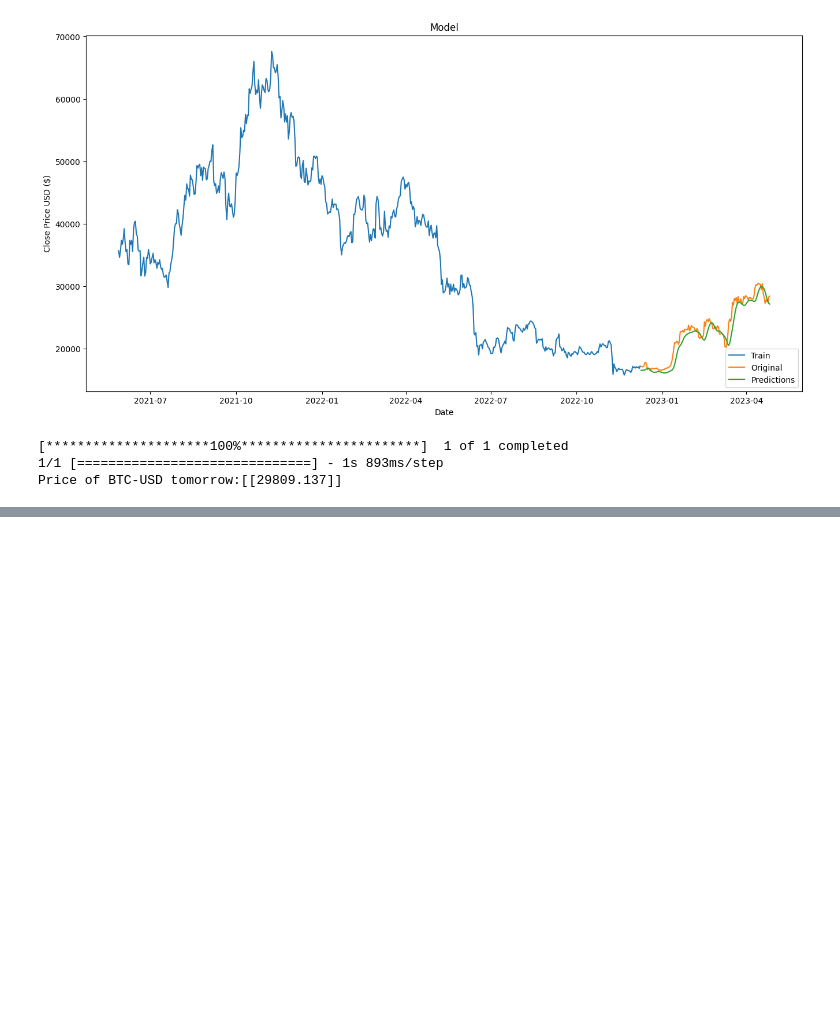
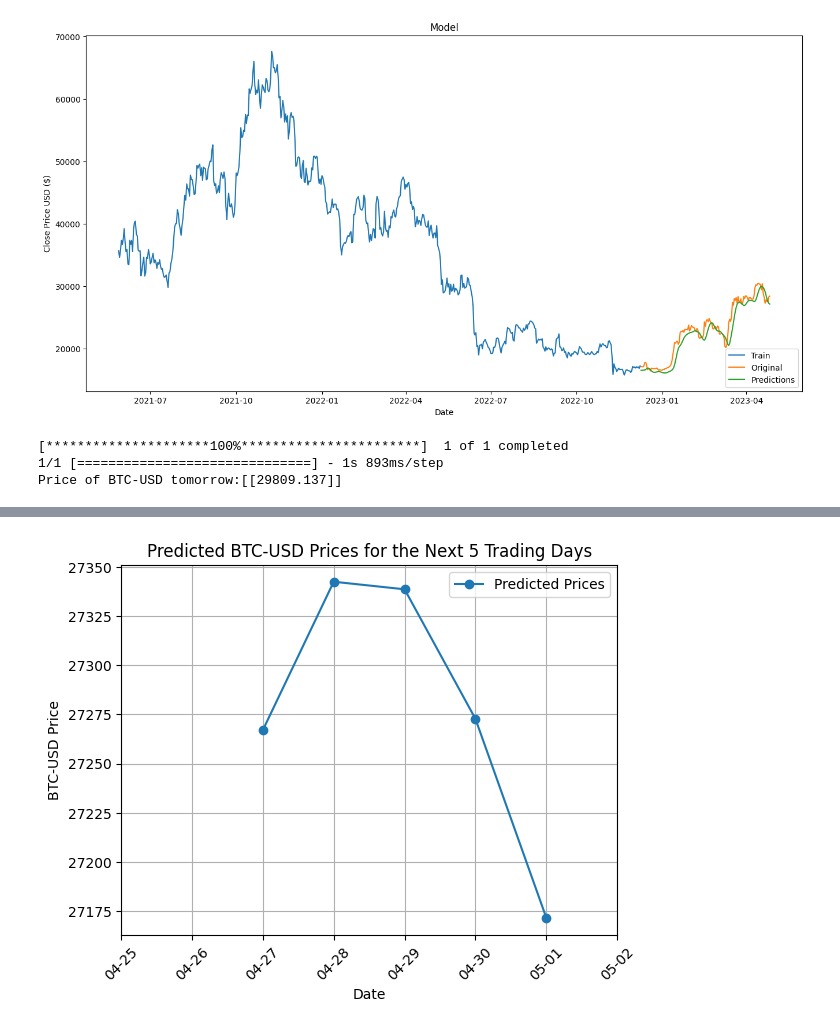
Before and after one commit to TongWu/ELEN-6889_Crypto_Prediction_With_Tweet, a Jupyter notebook: Crypto_Prediction/Branch/Price_only/LSTM_amsgrad.ipynb, the cells around one changed output, grey strips where cells are left out. Drawn from its saved outputs; the diff is of its cells as text; code cells hidden in the pictures; blank space fills up the shorter version.

```diff
--- a/Crypto_Prediction/Branch/Price_only/LSTM_amsgrad.ipynb
+++ b/Crypto_Prediction/Branch/Price_only/LSTM_amsgrad.ipynb
@@ -293,0 +304,3 @@ Price of BTC-USD for the next 3 trading days: [27266.984, 27342.344, 27338.506]
+# %%
+predict_and_plot_btc_prices(5)
+# %% [output]
@@ -293,0 +314 @@ Price of BTC-USD for the next 3 trading days: [27266.984, 27342.344, 27338.506]
+[figure, added]
```
Also changed, not shown: parts of 6 cells of this notebook.
